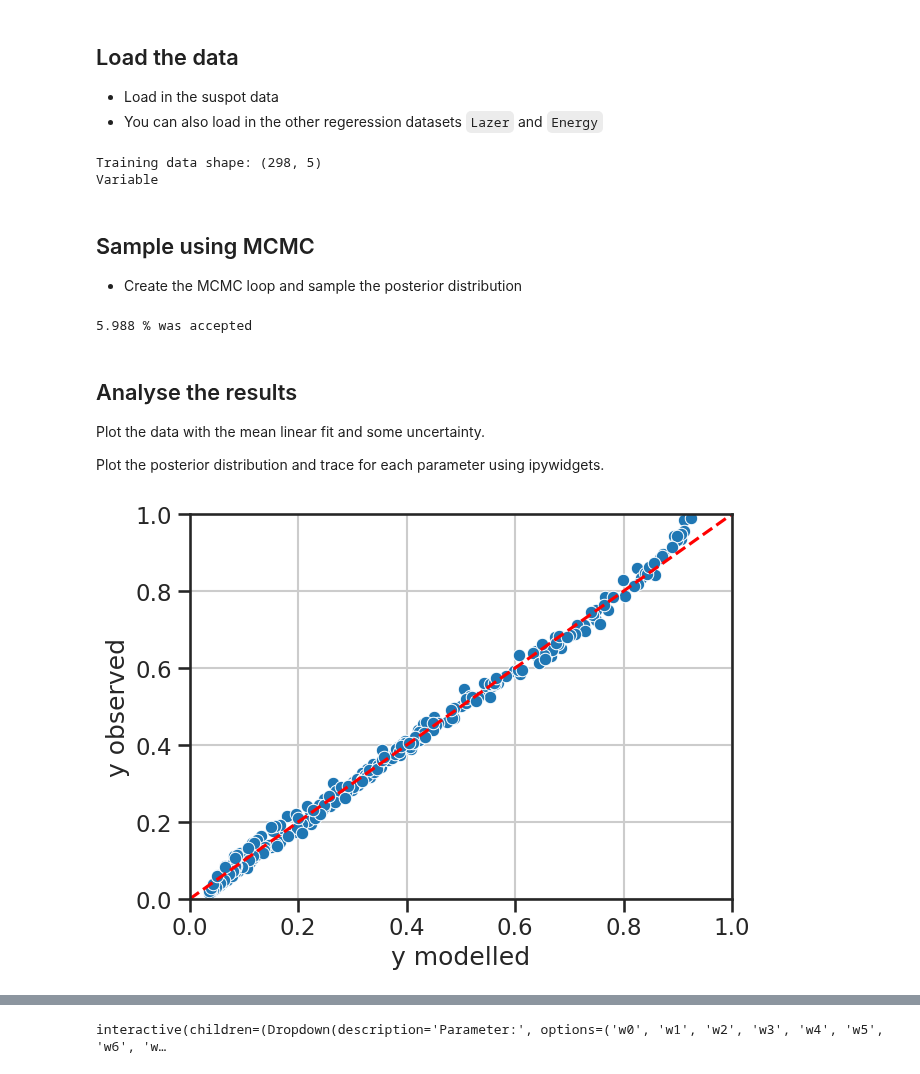
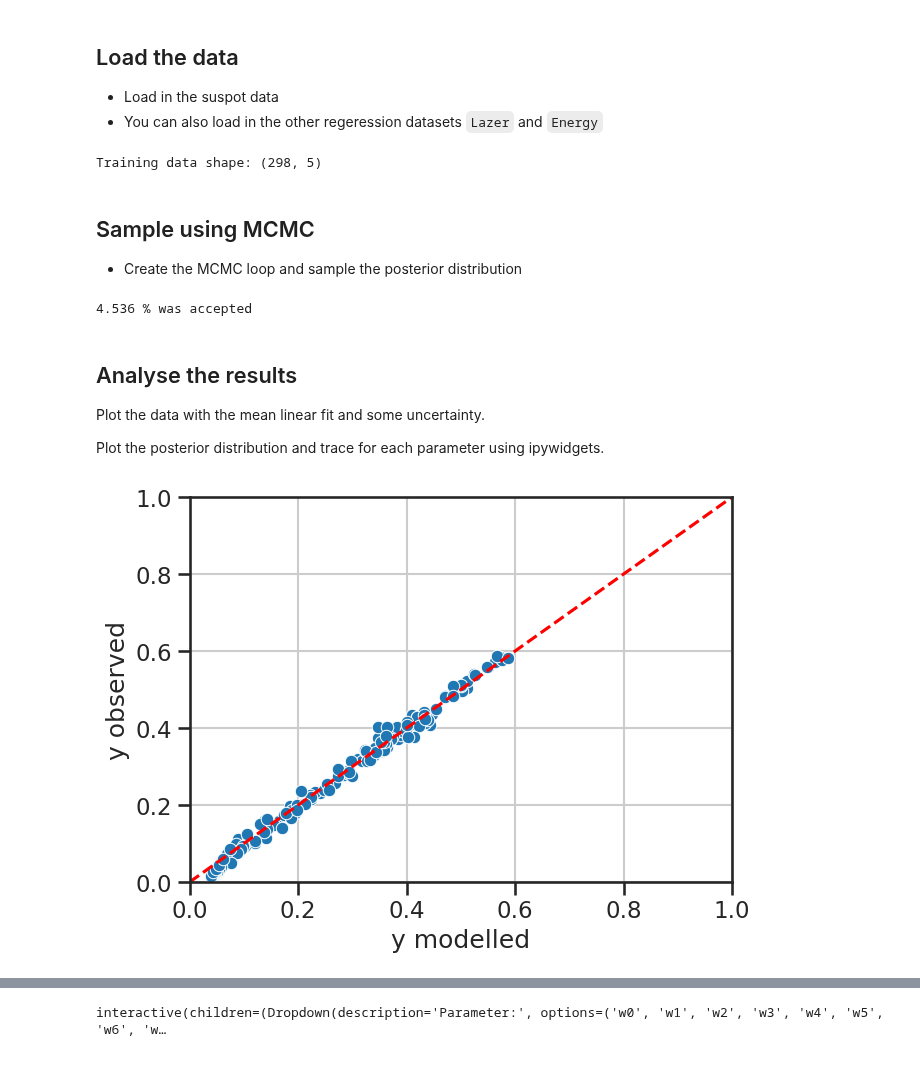
Before and after one commit to sydney-machine-learning/Bayesianneuralnetworks-MCMC-tutorial, a Jupyter notebook: 04-Bayesian-Neural-Network.ipynb, the cells around one changed output, grey strips where cells are left out. Cells and saved outputs as stored; diff of their text form; code cells hidden in the pictures.

Commit message:
updated sunspot

```diff
--- a/04-Bayesian-Neural-Network.ipynb
+++ b/04-Bayesian-Neural-Network.ipynb
@@ -502,19 +510,13 @@ class MCMC:
 - You can also load in the other regeression datasets `Lazer` and `Energy`
 # %%
 # load the data
-train_data   = np.loadtxt("data/Sunspot/train.txt")
-test_data    = np.loadtxt("data/Sunspot/test.txt")
 name        = "Sunspot"
-hidden      = 5
-input       = 4  #
-output      = 1
-prob_type   = 'regression'
+train_data   = np.loadtxt("data/{}/train.txt".format(name))
+test_data    = np.loadtxt("data/{}/test.txt".format(name))
 
 print('Training data shape: {}'.format(train_data.shape))
-print('\n'.join(['Variable']))
 # %% [output]
 Training data shape: (298, 5)
-Variable
 # %% [markdown]
 ## Sample using MCMC
 
@@ -523,20 +525,25 @@ Variable
 ## MCMC Settings and Setup
 n_samples       = 25000 # number of samples to draw from the posterior
 burn_in         = int(n_samples* 0.5) # number of samples to discard before recording draws from the posterior
+hidden          = 10
 learning_rate   = 0.01
+data_case = 'sunspot' # 'toy' or 'sunspot'
 
-# Generate toy data
-n_data      = 100
-n_features  = 2
-x_data      = np.repeat(np.expand_dims(np.linspace(0, 1, n_data),axis=-1),n_features,axis=1)
-y_data      = 0.1 * x_data[:,0] + 0.5 * (x_data[:,1] ** 2)  + 0.1 + np.random.randn(n_data) * 0.05
-y_data      = y_data
-layer_sizes = [n_features, 10, 1]
-
-# or load from sunspot data
-x_data = train_data[:,:-1]
-y_data = train_data[:,-1]
-layer_sizes = [x_data.shape[1], hidden, 1]
+if data_case == 'toy':
+    # Generate toy data
+    n_data      = 100
+    n_features  = 2
+    x_data      = np.repeat(np.expand_dims(np.linspace(0, 1, n_data),axis=-1),n_features,axis=1)
+    y_data      = 0.1 * x_data[:,0] + 0.5 * (x_data[:,1] ** 2)  + 0.1 + np.random.randn(n_data) * 0.05
+    y_data      = y_data
+    layer_sizes = [n_features, hidden, 1]
+elif data_case == 'sunspot':
+    # or load from sunspot data
+    x_data = train_data[:,:-1]
+    y_data = train_data[:,-1]
+    layer_sizes = [x_data.shape[1], hidden, 1]
+else:
+    raise ValueError('data_case is invalid.')
 
 # Initialise the MCMC class
 nn_model = NeuralNetwork(layer_sizes,learning_rate)
@@ -547,7 +554,7 @@ results = mcmc.sampler()
 # Draw sample models from the posterior
 pred_y, sim_y = mcmc.model_draws(100)
 # %% [output]
-5.988 % was accepted
+4.536 % was accepted
 # %%
 # Evaulate test dataset
 mcmc.x_data = test_data[:,:-1]
@@ -562,12 +569,20 @@ Plot the data with the mean linear fit and some uncertainty.
 Plot the posterior distribution and trace for each parameter using ipywidgets.
 # %%
 # plot the data with the model predictions from posterior draws
-plot_ycorr_scatter(
-    y_data,
-    pred_y
-)
+if data_case == 'toy':
+    plot_linear_data(
+        x_data, y_data,
+        y_modelled=pred_y,
+        y_simulated=sim_y,
+    )
+else:
+    # plot the data with the model predictions from posterior draws
+    plot_ycorr_scatter(
+        y_test_data,
+        pred_y_test
+    )
 # %% [output]
-[figure, old version]
+[figure, new version]
 # %%
 plot_y_timeseries(
     y_data,
```
Also changed, not shown: parts of 7 cells of this notebook, 1 other file.
